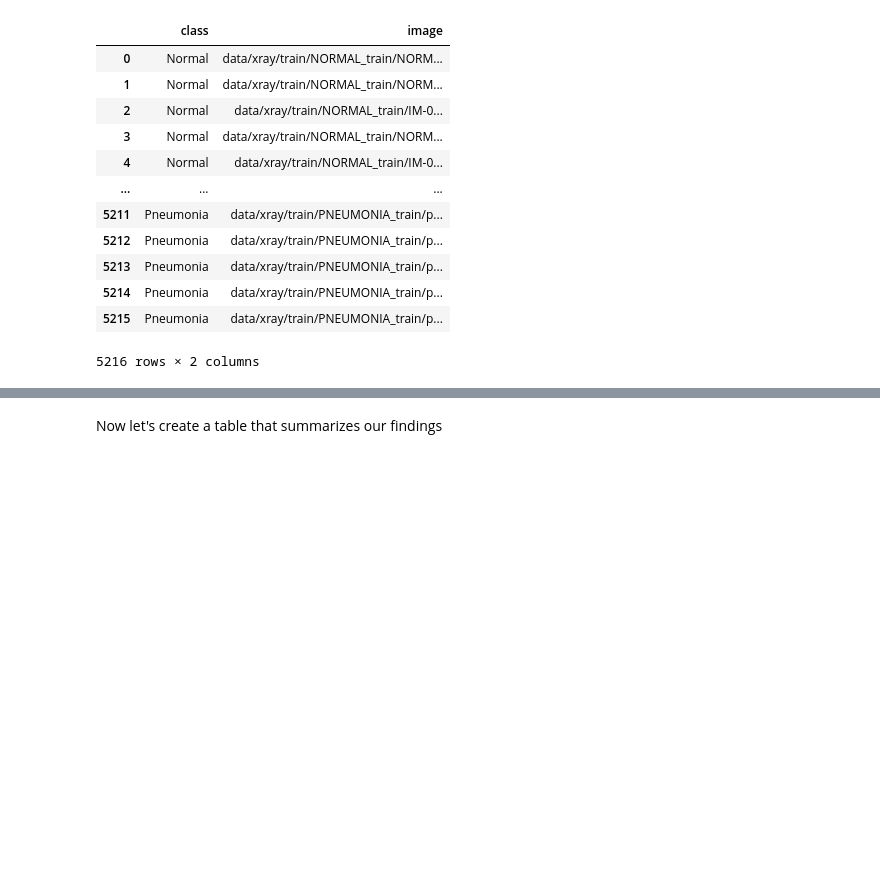
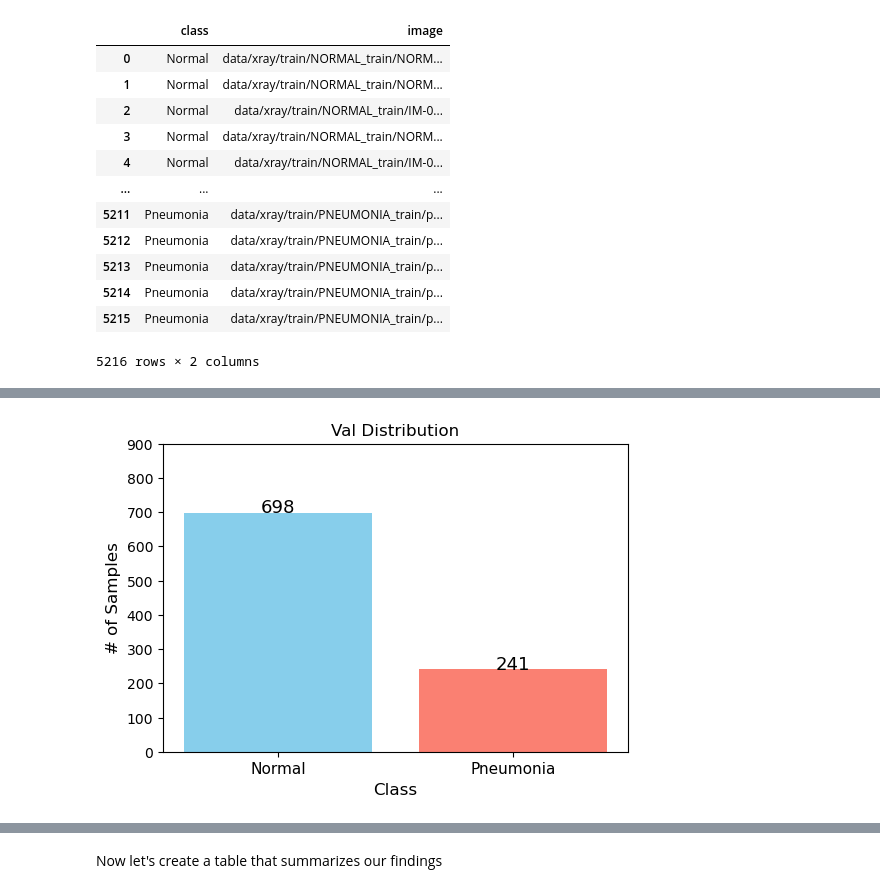
Before and after one commit to joshuaedelstein15/Pneumonia_analysis, a Jupyter notebook: new_notebook.ipynb, the cells around one changed output, grey strips where cells are left out. Saved outputs shown, nothing was run; the diff lists cells and outputs as text; code cells hidden in the pictures; blank space fills up the shorter version.

```diff
--- a/new_notebook.ipynb
+++ b/new_notebook.ipynb
@@ -173 +220,5 @@ plt.show()
+# %%
+plot_class_distribution(val_df, 'Val Distribution', 900)
+# %% [output]
+[figure, added]
 # %%
```
Also changed, not shown: parts of 55 cells of this notebook.
